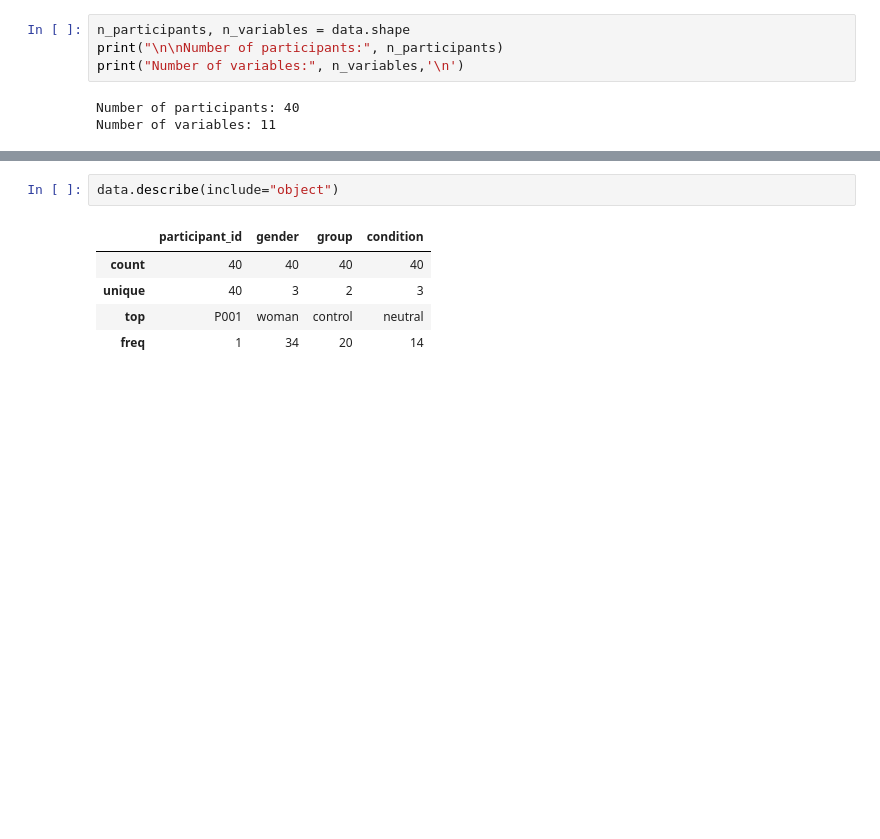
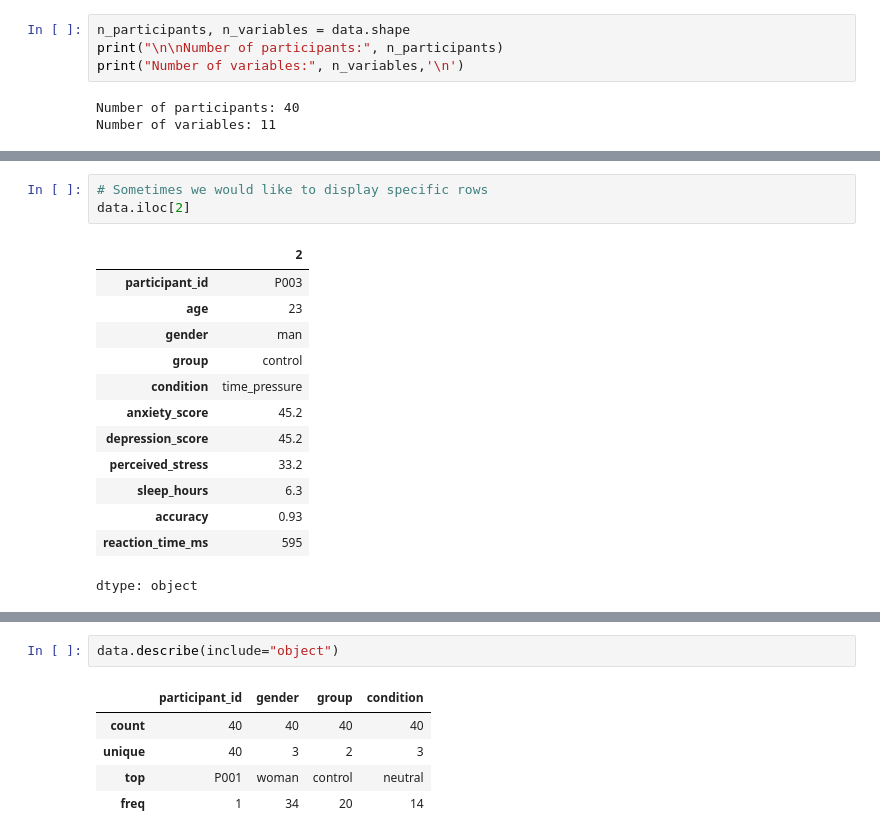
Before and after one commit to shecodespsy/SheCodesPsy-2026, a Jupyter notebook: S3-data-analysis/Analyzing_data.ipynb, the cells around one changed output, grey strips where cells are left out. Saved outputs shown, nothing was run; the diff lists cells and outputs as text; blank space fills up the shorter version.

```diff
--- a/S3-data-analysis/Analyzing_data.ipynb
+++ b/S3-data-analysis/Analyzing_data.ipynb
@@ -134,0 +196,17 @@ memory usage: 3.6+ KB
+# %%
+# Sometimes we would like to display specific rows
+data.iloc[2]
+# %% [output]
+|  | 2 |
+| participant_id | P003 |
+| age | 23 |
+| gender | man |
+| group | control |
+| condition | time_pressure |
+| anxiety_score | 45.2 |
+| depression_score | 45.2 |
+| perceived_stress | 33.2 |
+| sleep_hours | 6.3 |
+| accuracy | 0.93 |
+| reaction_time_ms | 595 |
+dtype: object
```
Also changed, not shown: parts of 32 cells of this notebook.
